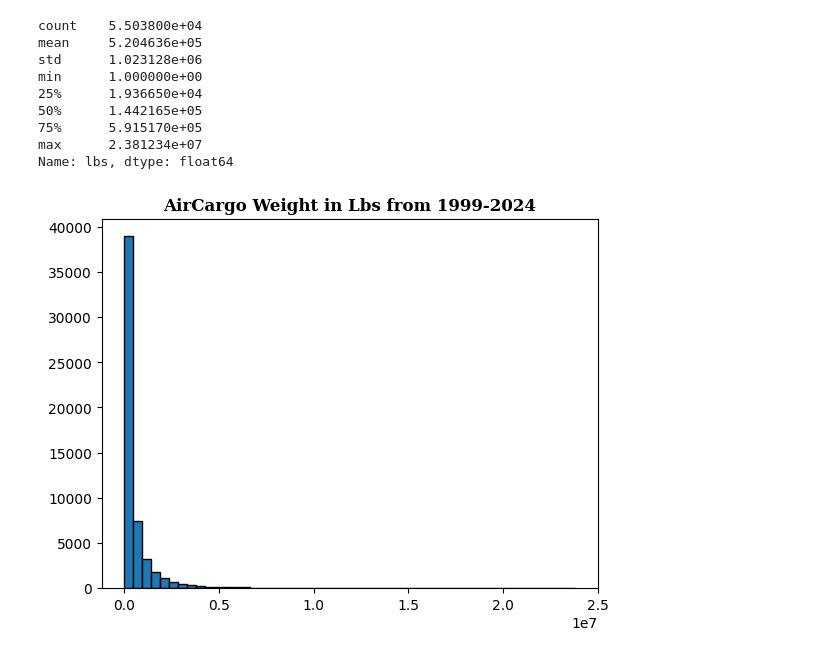
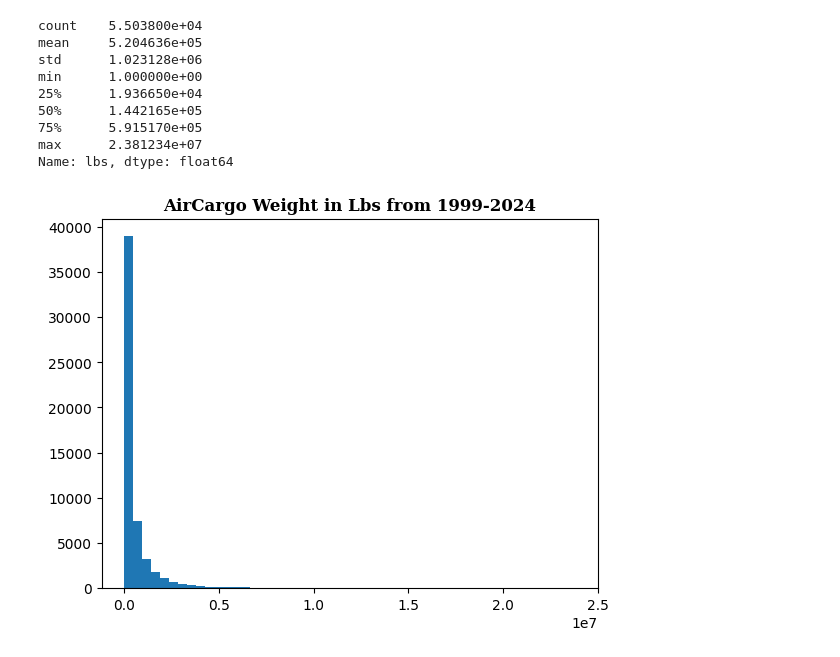
Before and after one commit to ikhsan-muhammad/p01-airplane_cargo, a Jupyter notebook: p01-airplane-cargo.ipynb, the cells around one changed output. Drawn from its saved outputs; the diff is of its cells as text; code cells hidden in the pictures.

```diff
--- a/p01-airplane-cargo.ipynb
+++ b/p01-airplane-cargo.ipynb
@@ -195,7 +195,7 @@ Index(['All Nippon Company Airways, Ltd.', 'TACA International Airlines, S.A.',
 def airline_name_cleaner(selected_df):
     selected_df = selected_df.replace(r'\bInc\b|\bLLC\b|\bLimited\b|\bLtd\b|\binactive\b|\bPre 07/01/2013\b|\bbecame Delta\b|\bLTD\b|\bGmbH\b|\bEHF\b|\bASA\b|\bCO\b|\bJSC\b|\bSPA\b|\bSA\b', '',regex=True).copy()
     selected_df = selected_df.replace(r'\([^)]*\)|[-,.]', '', regex=True)
-    selected_df = selected_df.map(lambda x: x.strip() if isinstance(x, str) else x) #remove all white space
+    selected_df['operating_airline'] = selected_df['operating_airline'].apply(lambda x: x.strip() if isinstance(x, str) else x)
     return selected_df
 
 selected_df = airline_name_cleaner(selected_df)
@@ -472,11 +472,11 @@ max      2.381234e+07
 Name: lbs, dtype: float64
 # %%
 ## using matplotlib
-plt.hist(selected_df.lbs, edgecolor='black', bins=50)
+plt.hist(selected_df.lbs, bins=50)
 plt.title('AirCargo Weight in Lbs from 1999-2024', fontfamily='serif', fontweight='bold')
 plt.show()
 # %% [output]
-[figure, old version]
+[figure, new version]
 # %%
 ## using plotly
 px.histogram(selected_df.lbs, nbins=50, title='Airline Cargo weight in Lbs from 1999-2024')
```
Also changed, not shown: parts of 2 cells of this notebook, 1 other file.
